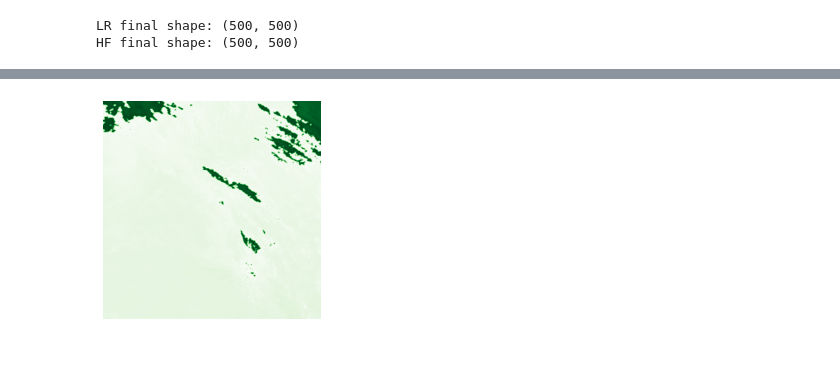
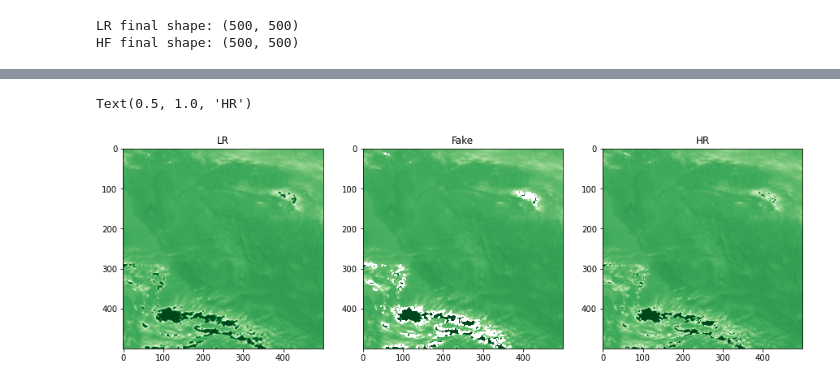
Before and after one commit to ccny-glasslab/Fires, a Jupyter notebook: Machine Learning/separate_enhancing_example.ipynb, the cells around one changed output, grey strips where cells are left out. Cells and saved outputs as stored; diff of their text form; code cells hidden in the pictures; blank space fills up the shorter version.

```diff
--- a/Machine Learning/separate_enhancing_example.ipynb
+++ b/Machine Learning/separate_enhancing_example.ipynb
@@ -136,6 +129,0 @@ plt.show()
-# %%
-plt.imshow(((lr_image-lr_image.min())/lr_image.std()), aspect='equal', cmap='Greens')
-plt.axis('off')
-plt.show()
-# %% [output]
-[figure, removed]
@@ -146,3 +130,19 @@ plt.show()
+# %%
+fig, ax = plt.subplots(1, 3, figsize=(15, 5))
+vmax = np.log(hr_image+1).max()
+vmin = np.log(hr_image+1).min()
+
+x = ax[0].imshow(np.log(lr_image*1.0+1), aspect='equal', cmap='Greens', vmax=vmax, vmin=vmin)
+ax[0].set_title('LR')
+
+x = ax[1].imshow(np.log(fake_image*1.0+1), aspect='equal', cmap='Greens', vmax=vmax, vmin=vmin)
+ax[1].set_title('Fake')
+
+x = ax[2].imshow(np.log(hr_image*1.0+1), aspect='equal', cmap='Greens', vmax=vmax, vmin=vmin)
+ax[2].set_title('HR')
+# %% [output]
+Text(0.5, 1.0, 'HR')
+[figure, added]
 # %%
 fig, ax = plt.subplots(1, 3, figsize=(15, 5))
 
```
Also changed, not shown: parts of 5 cells of this notebook, 4 other files.
